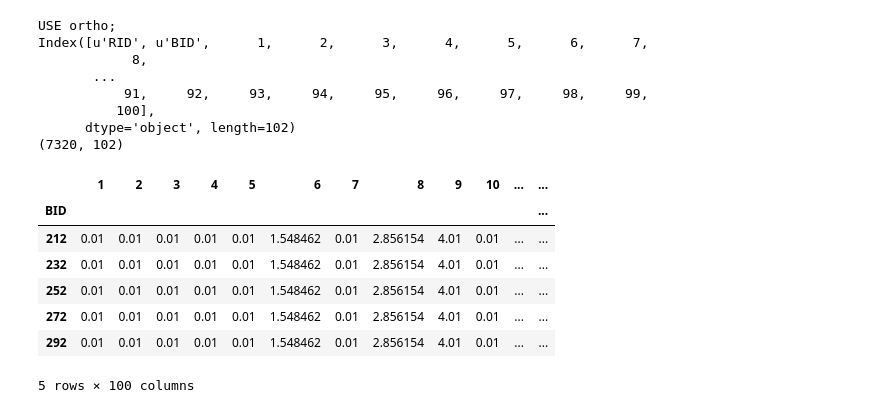
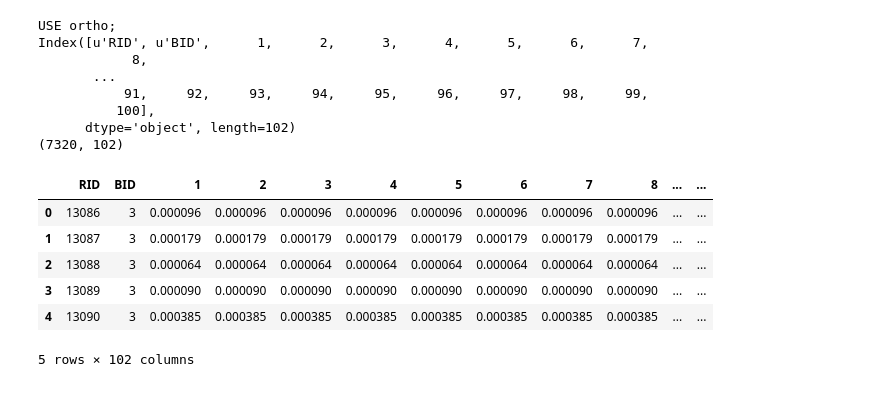
Before and after one commit to kaschbacher/git-yelp, a Jupyter notebook: NLP_all_reviews-LDA.ipynb, the cells around one changed output. Saved outputs shown, nothing was run; the diff lists cells and outputs as text; code cells hidden in the pictures.

```diff
--- a/NLP_all_reviews-LDA.ipynb
+++ b/NLP_all_reviews-LDA.ipynb
@@ -290,37 +308,37 @@ pickle_out.close()
 # %%
 # CALCULATE AVG topic distribution (gamma vector) for each BID (averaging over RID)
 # Should this be a new program, and just import ids_gammas_df?  Yes I think
 
 bid_gmeans = ids_gammas_df.drop('RID', 1)
 bid_gmeans = bid_gmeans.groupby('BID',axis=0,as_index='BID').mean()
 #bid_gmeans.columns = [np.arange(1,bid_gmeans.shape[1]+1)]# not needed, since I renamed columns of ids_gammas_df instead
 
 # Kept for reference syntax/comments
 ###bid_gamma_means = bid_gamma_means.drop(bid_gamma_means.index[0])# No, this actually just deletes a real row of data, but it is the right syntax
 ###bid_gamma_means.shape[0]#number of rows.  Matches: mysql query:  select count(distinct(business_id)) from review;
 
 # Print df to inspect
 #print(bid_gamma_means.loc[:,:])# works but prints everything
 #bid_gamma_means.head(5)
 bid_gmeans.tail(5)
 
 #bid_gmeans = bid_gmeans.sort([np.arange(1,(bid_gmeans.shape[1])+1)], ascending=False)#doesn't work
 bid_gmeans = bid_gmeans.sort([1,2,3,4,5],ascending=False)
-bid_gmeans.tail(5)
+bid_gmeans.head(5)
+ids_ngammas_df.head(5)
 
 # SAVE (ADDED to .GITIGNORE)
 # pickle_out = open('bid_gmeans.p', 'wb')
 # pickle.dump(bid_gmeans, pickle_out)
 # pickle_out.close()
 # %% [output]
-|  | 1 | 2 | 3 | 4 | 5 | 6 | 7 | 8 | 9 | 10 | ... | ... |
-| BID |  |  |  |  |  |  |  |  |  |  |  | ... |
-| 212 | 0.01 | 0.01 | 0.01 | 0.01 | 0.01 | 1.548462 | 0.01 | 2.856154 | 4.01 | 0.01 | ... | ... |
-| 232 | 0.01 | 0.01 | 0.01 | 0.01 | 0.01 | 1.548462 | 0.01 | 2.856154 | 4.01 | 0.01 | ... | ... |
-| 252 | 0.01 | 0.01 | 0.01 | 0.01 | 0.01 | 1.548462 | 0.01 | 2.856154 | 4.01 | 0.01 | ... | ... |
-| 272 | 0.01 | 0.01 | 0.01 | 0.01 | 0.01 | 1.548462 | 0.01 | 2.856154 | 4.01 | 0.01 | ... | ... |
-| 292 | 0.01 | 0.01 | 0.01 | 0.01 | 0.01 | 1.548462 | 0.01 | 2.856154 | 4.01 | 0.01 | ... | ... |
+|  | RID | BID | 1 | 2 | 3 | 4 | 5 | 6 | 7 | 8 | ... | ... |
+| 0 | 13086 | 3 | 0.000096 | 0.000096 | 0.000096 | 0.000096 | 0.000096 | 0.000096 | 0.000096 | 0.000096 | ... | ... |
+| 1 | 13087 | 3 | 0.000179 | 0.000179 | 0.000179 | 0.000179 | 0.000179 | 0.000179 | 0.000179 | 0.000179 | ... | ... |
+| 2 | 13088 | 3 | 0.000064 | 0.000064 | 0.000064 | 0.000064 | 0.000064 | 0.000064 | 0.000064 | 0.000064 | ... | ... |
+| 3 | 13089 | 3 | 0.000090 | 0.000090 | 0.000090 | 0.000090 | 0.000090 | 0.000090 | 0.000090 | 0.000090 | ... | ... |
+| 4 | 13090 | 3 | 0.000385 | 0.000385 | 0.000385 | 0.000385 | 0.000385 | 0.000385 | 0.000385 | 0.000385 | ... | ... |
-5 rows × 100 columns
+5 rows × 102 columns
 # %%
 vis_data = pyLDAvis.gensim.prepare(lda, corpus, dictionary)
 pyLDAvis.display(vis_data)#html object
```
Also changed, not shown: parts of 1 cell of this notebook, 1 other file.
